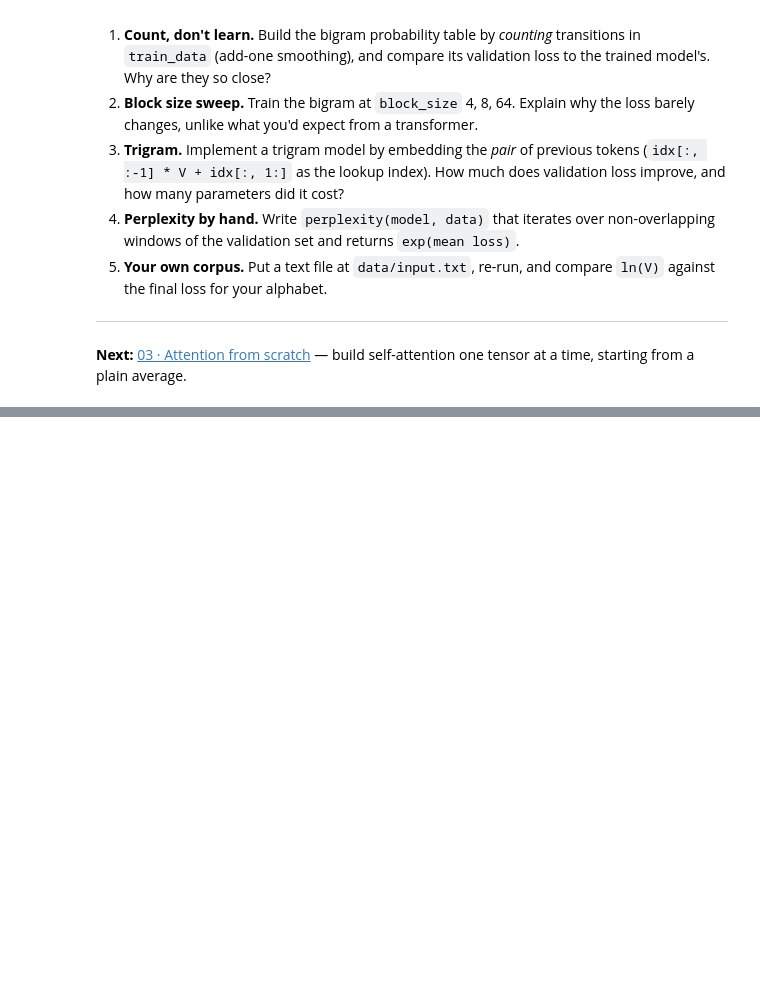
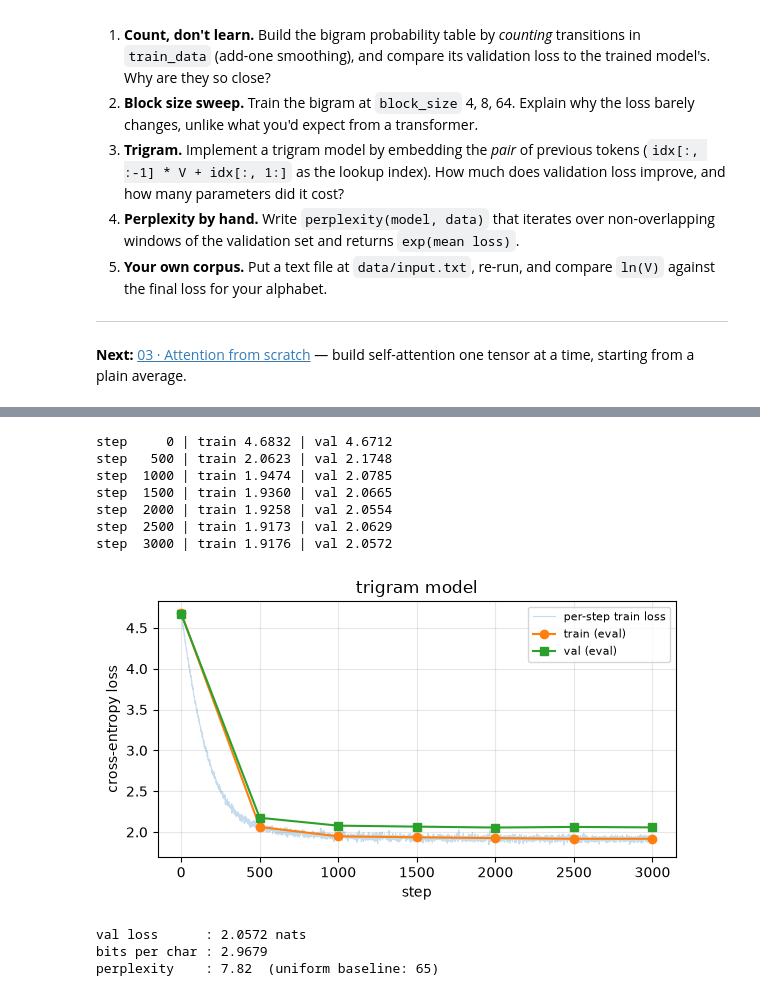
Before and after one commit to HarryChen1995/transformers, a Jupyter notebook: notebooks/02_language_modeling_and_bigrams.ipynb, the cells around one changed output, grey strips where cells are left out. Saved outputs shown, nothing was run; the diff lists cells and outputs as text; code cells hidden in the pictures; blank space fills up the shorter version.

```diff
--- a/notebooks/02_language_modeling_and_bigrams.ipynb
+++ b/notebooks/02_language_modeling_and_bigrams.ipynb
@@ -321,0 +477,19 @@ self-attention one tensor at a time, starting from a plain average.
+# %%
+
+for block_size in [4, 8, 64]:
+    bigram = BigramLM(tok.vocab_size).to(device)
+    opt = torch.optim.AdamW(bigram.parameters(), lr=1e-2)
+    history = {"step": [], "train": [], "val": [], "step_loss": []}
+    steps = 3000
+    opt.zero_grad(set_to_none=True)
+    for step in range(steps + 1):
+        if step == steps:
+            break
+        xb, yb = get_batch(train_data, 64, block_size, device)
+        _, loss = bigram(xb, yb)
+        opt.zero_grad(set_to_none=True)
+        loss.backward()
+        opt.step()
+    xv, yv = get_batch(val_data, 64, block_size, device)
+    _, val_loss = bigram(xv, yv)
+    print(f"block_size {block_size} val loss: {val_loss}")
@@ -321,0 +564,46 @@ self-attention one tensor at a time, starting from a plain average.
+# %%
+opt = torch.optim.AdamW(trigram.parameters(), lr=1e-2)
+
+history = {"step": [], "train": [], "val": [], "step_loss": []}
+steps = 3000
+for step in range(steps + 1):
+    if step % 500 == 0:
+        ev = cu.estimate_loss(trigram, splits, 64, block_size, device, iters=30)
+        history["step"].append(step)
+        history["train"].append(ev["train"])
+        history["val"].append(ev["val"])
+        print(f"step {step:5d} | train {ev['train']:.4f} | val {ev['val']:.4f}")
+    if step == steps:
+        break
+    xb, yb = get_batch(train_data, 64, block_size, device)
+    _, loss = trigram(xb, yb)
+    opt.zero_grad(set_to_none=True)
+    loss.backward()
+    opt.step()
+    history["step_loss"].append(loss.item())
+
+
+try:
+    import matplotlib.pyplot as plt
+    cu.plot_history(history, "trigram model")
+    plt.tight_layout(); plt.show()
+except ImportError:
+    pass
+
+
+final = history["val"][-1]
+print(f"val loss      : {final:.4f} nats")
+print(f"bits per char : {final / math.log(2):.4f}")
+print(f"perplexity    : {math.exp(final):.2f}  (uniform baseline: {tok.vocab_size})")
+# %% [output]
+step     0 | train 4.6832 | val 4.6712
+step   500 | train 2.0623 | val 2.1748
+step  1000 | train 1.9474 | val 2.0785
+step  1500 | train 1.9360 | val 2.0665
+step  2000 | train 1.9258 | val 2.0554
+step  2500 | train 1.9173 | val 2.0629
+step  3000 | train 1.9176 | val 2.0572
+[figure, added]
+val loss      : 2.0572 nats
+bits per char : 2.9679
+perplexity    : 7.82  (uniform baseline: 65)
```
Also changed, not shown: parts of 23 cells of this notebook, 1 other file.
